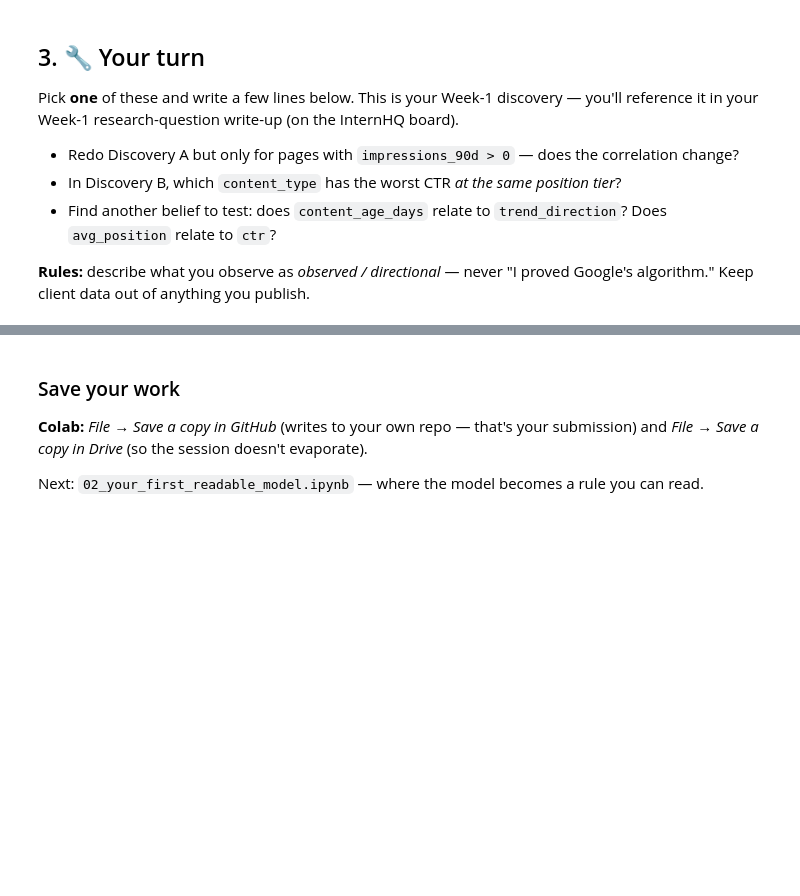
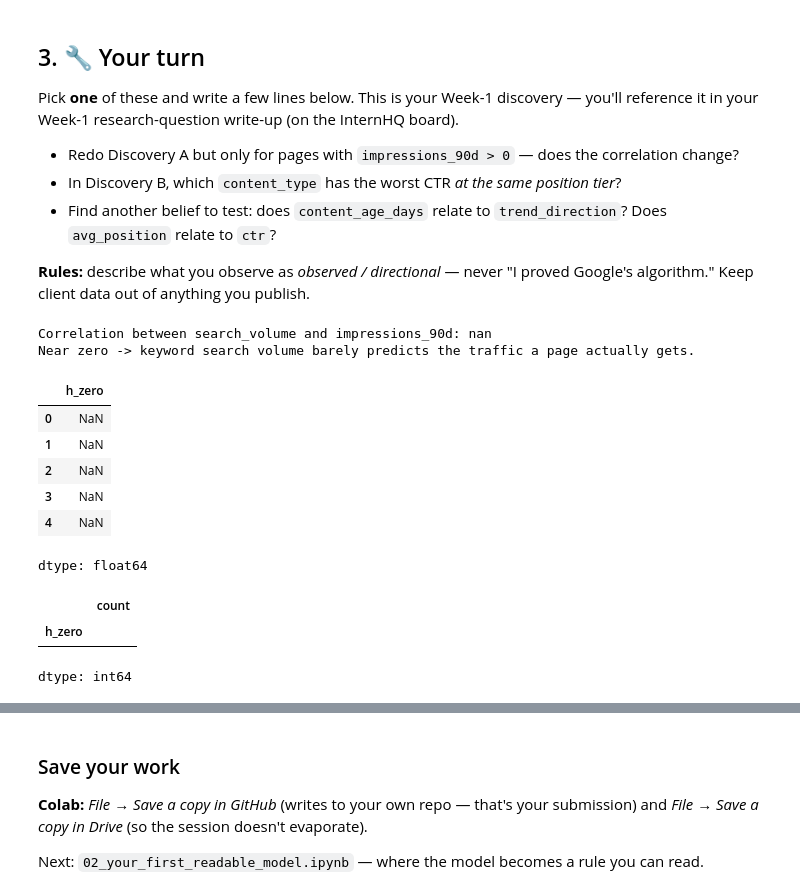
Before and after one commit to metrosmash/myflyrank-ml-internship, a Jupyter notebook: notebooks/01_first_look_and_discovery.ipynb, the cells around one changed output, grey strips where cells are left out. Drawn from its saved outputs; the diff is of its cells as text; code cells hidden in the pictures; blank space fills up the shorter version.

```diff
--- a/notebooks/01_first_look_and_discovery.ipynb
+++ b/notebooks/01_first_look_and_discovery.ipynb
@@ -130,0 +156,25 @@ Pick **one** of these and write a few lines below. This is your Week-1 discovery
+# %%
+# Your discovery here
+corr = df["search_volume"].corr(df["impressions_90d"] > 0)
+print(f"Correlation between search_volume and impressions_90d: {corr:.3f}")
+print("Near zero -> keyword search volume barely predicts the traffic a page actually gets.")
+# %% [output]
+Correlation between search_volume and impressions_90d: nan
+Near zero -> keyword search volume barely predicts the traffic a page actually gets.
+# %%
+df['h_zero'] =  df["impressions_90d"][(df["impressions_90d"] < 0)]
+df['h_zero'].head()
+# %% [output]
+|  | h_zero |
+| 0 | NaN |
+| 1 | NaN |
+| 2 | NaN |
+| 3 | NaN |
+| 4 | NaN |
+dtype: float64
+# %%
+df['h_zero'].value_counts()
+# %% [output]
+|  | count |
+| h_zero |  |
+dtype: int64
```
Also changed, not shown: parts of 6 cells of this notebook.
